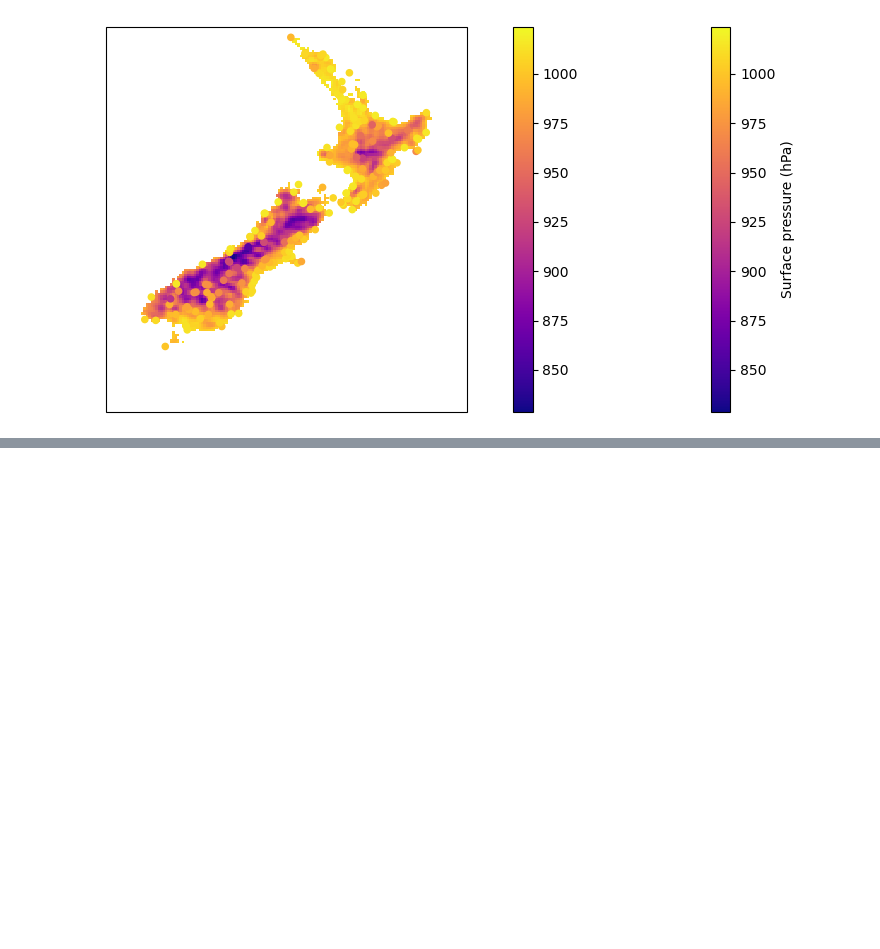
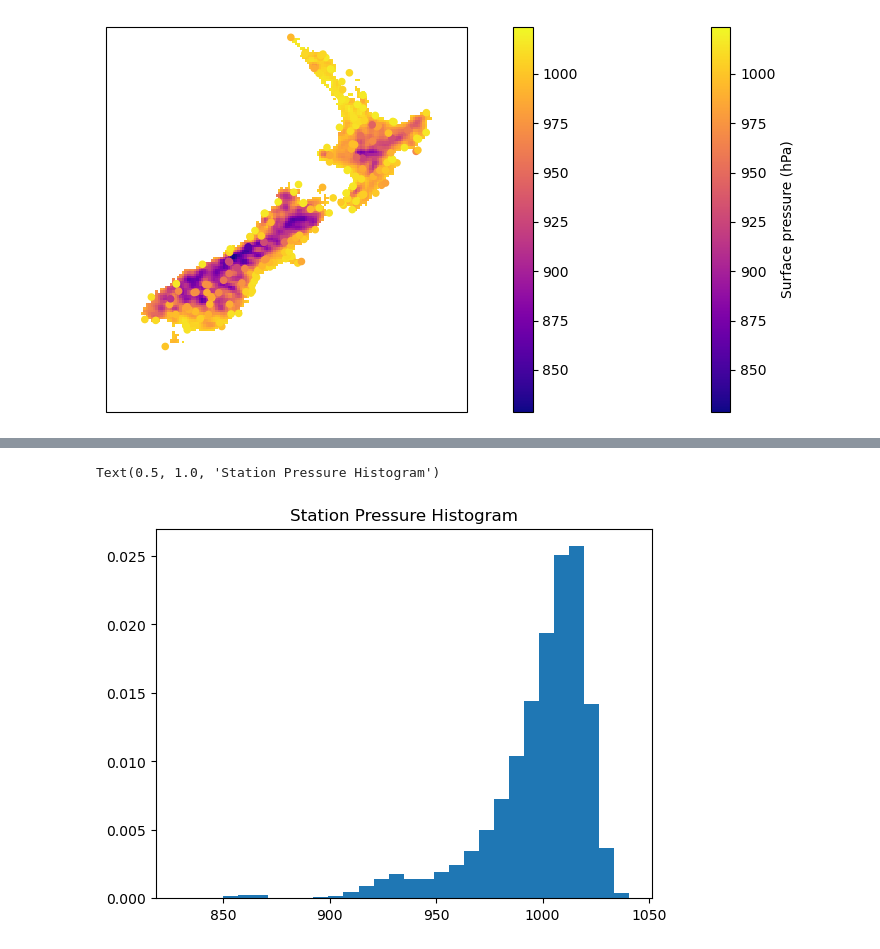
Before and after one commit to oriordanemily/deepsensorNZ, a Jupyter notebook: experiments/data_explore/by_variable/surface_pressure.ipynb, the cells around one changed output, grey strips where cells are left out. Saved outputs shown, nothing was run; the diff lists cells and outputs as text; code cells hidden in the pictures; blank space fills up the shorter version.

```diff
--- a/experiments/data_explore/by_variable/surface_pressure.ipynb
+++ b/experiments/data_explore/by_variable/surface_pressure.ipynb
@@ -179,0 +197,7 @@ ax.set_extent([165, 180, -50, -34], crs=ccrs.PlateCarree())
+# %%
+fig, ax = plt.subplots()
+ax.hist(station_df['stn_lev_pres'].values, bins=30, density=True)
+ax.set_title('Station Pressure Histogram')
+# %% [output]
+Text(0.5, 1.0, 'Station Pressure Histogram')
+[figure, added]
```
Also changed, not shown: parts of 9 cells of this notebook, 4 other files.
